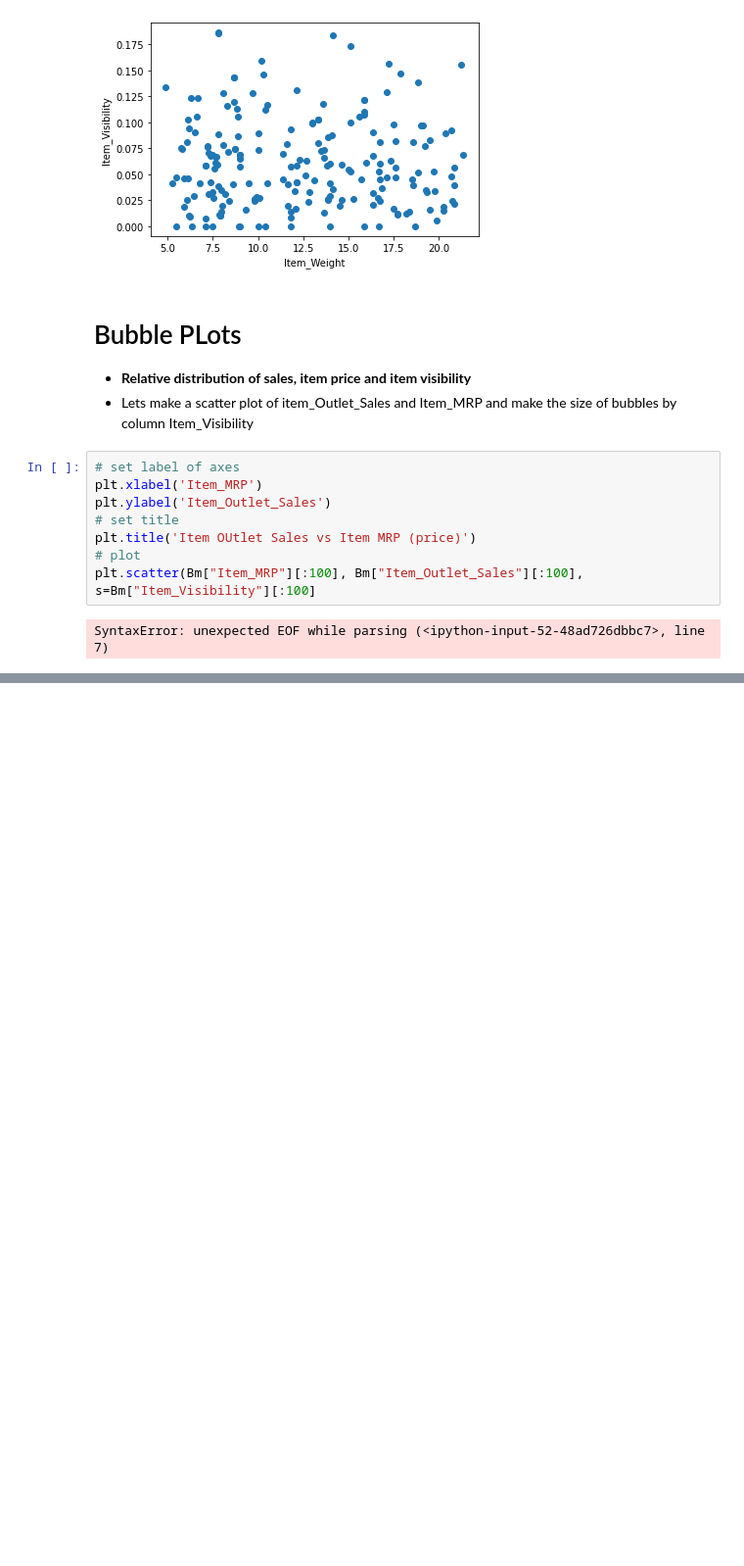
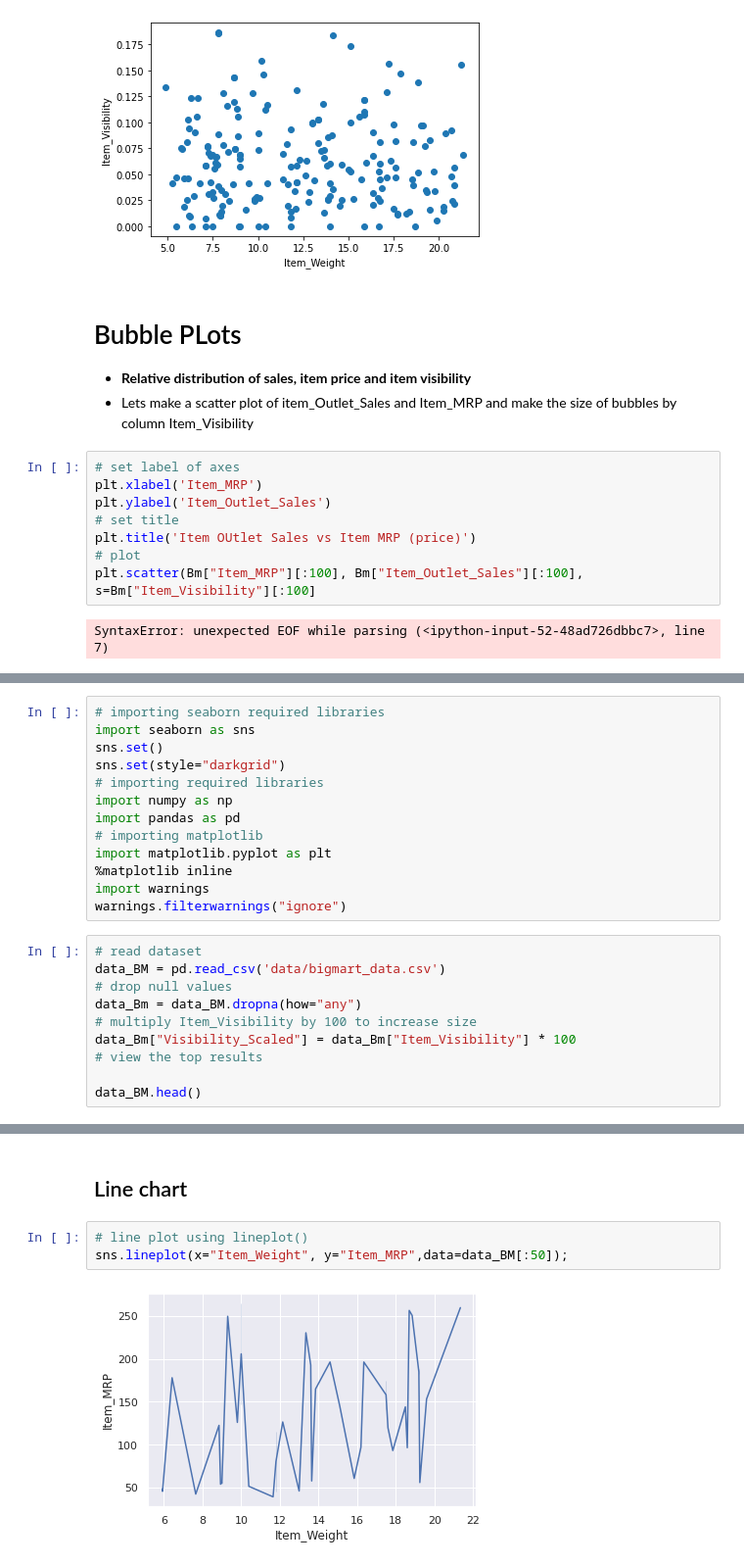
Before and after one commit to peterwainah/Data_analysi, a Jupyter notebook: Data Visualization .ipynb, the cells around one changed output, grey strips where cells are left out. Shown at 98% size. Drawn from its saved outputs; the diff is of its cells as text; blank space fills up the shorter version.

Commit message:
Implementation of visualisation using seaborn

```diff
--- a/Data Visualization .ipynb
+++ b/Data Visualization .ipynb
@@ -285,0 +283,23 @@ SyntaxError: unexpected EOF while parsing (<ipython-input-52-48ad726dbbc7>, line
+# %%
+# importing seaborn required libraries
+import seaborn as sns
+sns.set()
+sns.set(style="darkgrid")
+# importing required libraries
+import numpy as np
+import pandas as pd
+# importing matplotlib
+import matplotlib.pyplot as plt
+%matplotlib inline
+import warnings
+warnings.filterwarnings("ignore")
+# %%
+# read dataset
+data_BM = pd.read_csv('data/bigmart_data.csv')
+# drop null values
+data_Bm = data_BM.dropna(how="any")
+# multiply Item_Visibility by 100 to increase size
+data_Bm["Visibility_Scaled"] = data_Bm["Item_Visibility"] * 100
+# view the top results
+
+data_BM.head()
@@ -285,0 +313,7 @@ SyntaxError: unexpected EOF while parsing (<ipython-input-52-48ad726dbbc7>, line
+# %% [markdown]
+## Line chart
+# %%
+# line plot using lineplot()
+sns.lineplot(x="Item_Weight", y="Item_MRP",data=data_BM[:50]);
+# %% [output]
+[figure, added]
```
Also changed, not shown: parts of 29 cells of this notebook, 1 other file.
